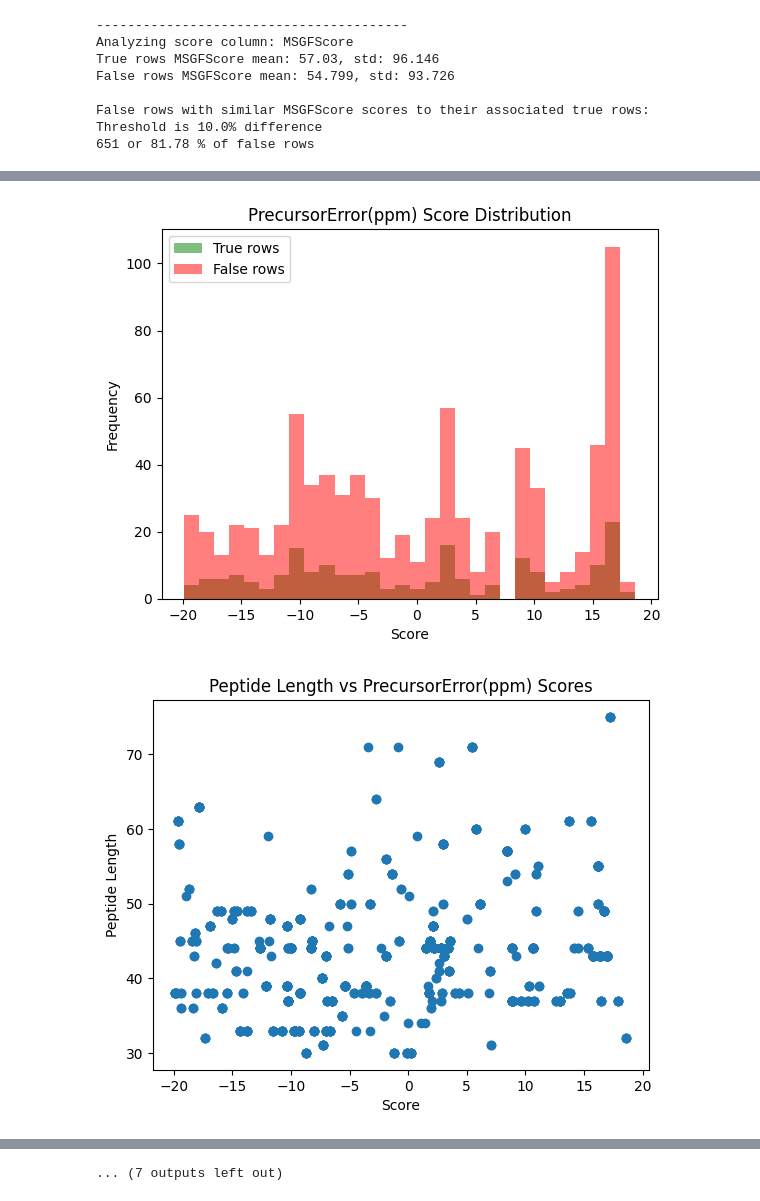
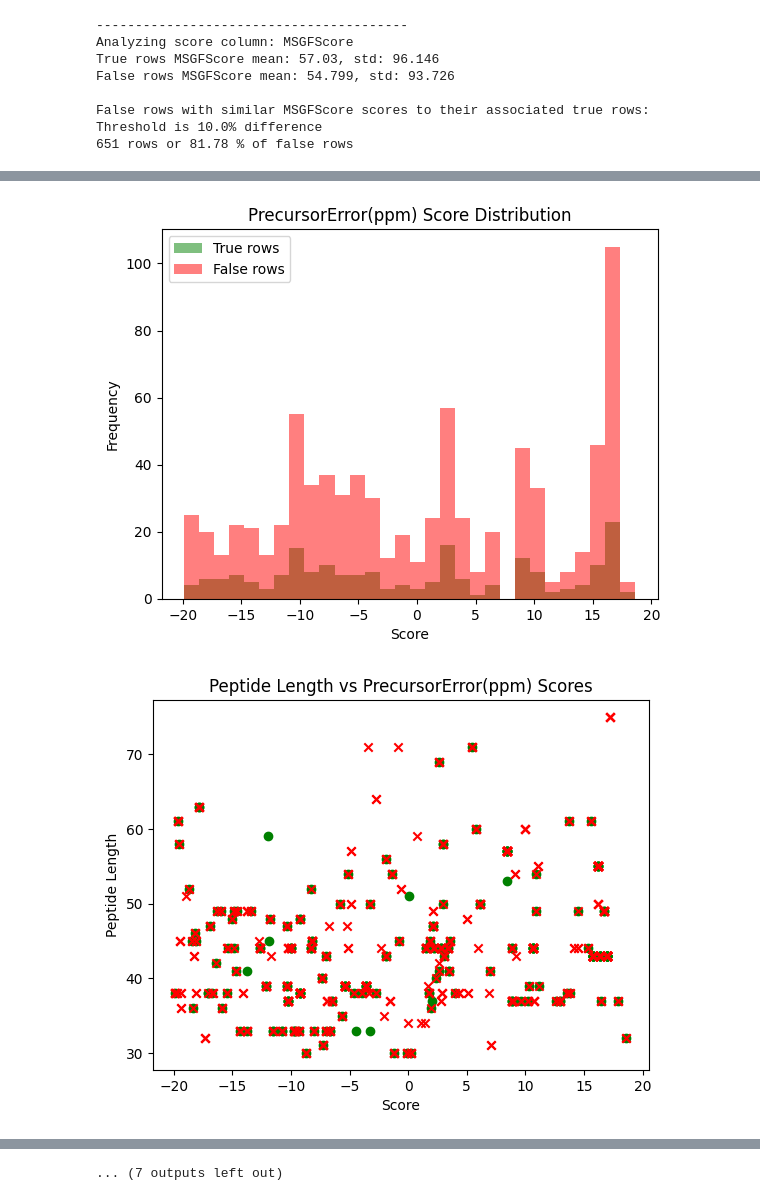
Before and after one commit to vchelur97/psm, a Jupyter notebook: eda.ipynb, the cells around one changed output, grey strips where cells are left out. Cells and saved outputs as stored; diff of their text form; code cells hidden in the pictures.

Commit message:
Improve length plot

```diff
--- a/eda.ipynb
+++ b/eda.ipynb
@@ -64,7 +64,8 @@ def analyze_score(file_path, score_column, similarity_threshold=0.1):
 
     # Compare length of peptide string to scores
     plt.figure()
-    plt.scatter(df[score_column], df['peptide_length'])
+    plt.scatter(true_rows[score_column], true_rows['peptide_length'], label='True rows', color='green', marker='o')
+    plt.scatter(false_rows[score_column], false_rows['peptide_length'], label='False rows', color='red', marker='x')
     plt.xlabel("Score")
     plt.ylabel("Peptide Length")
     plt.title("Peptide Length vs " + score_column + " Scores")
@@ -108,5 +109,5 @@ False rows MSGFScore mean: 54.799, std: 93.726
 
 False rows with similar MSGFScore scores to their associated true rows:
 Threshold is 10.0% difference
-651 or 81.78 % of false rows
+651 rows or 81.78 % of false rows
 [figure]
@@ -150,5 +151,5 @@ Threshold is 10.0% difference
 [figure]
-[figure, old version]
+[figure, new version]
 Data for rows containing modification C+
     C+ True rows PrecursorError(ppm) mean: 2.762 (+2.941 vs all true rows), std: 11.968
     C+ False rows PrecursorError(ppm) mean: 4.075 (+3.785 vs all false rows), std: 11.628
```
Also changed, not shown: parts of 1 cell of this notebook, 3 other files.
